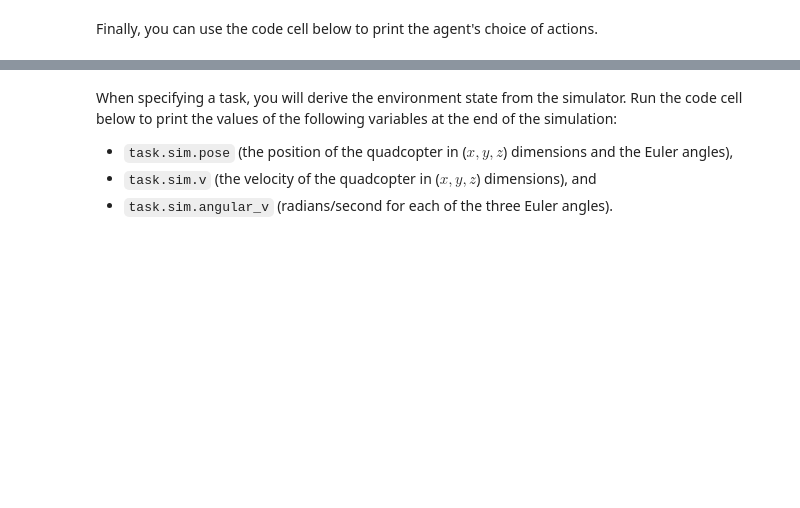
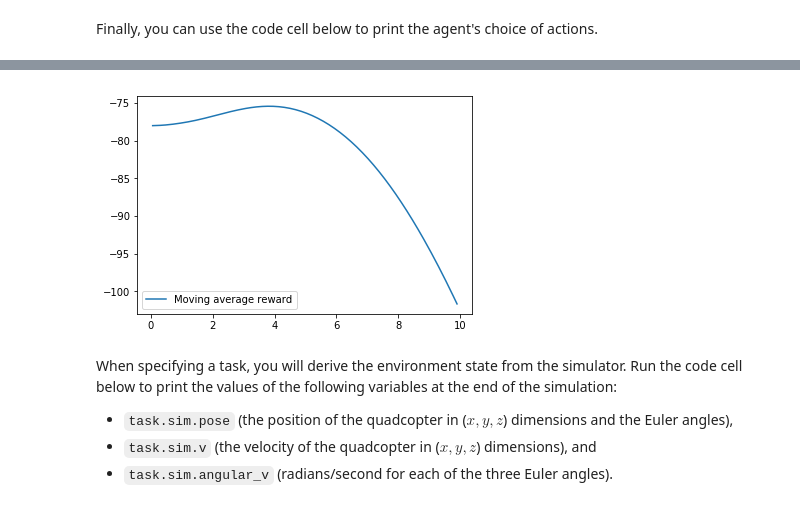
Before and after one commit to amin-amirali/udacity-ml, a Jupyter notebook: quadcopter_project/Quadcopter_Project.ipynb, the cells around one changed output, grey strips where cells are left out. Saved outputs shown, nothing was run; the diff lists cells and outputs as text; code cells hidden in the pictures; blank space fills up the shorter version.

```diff
--- a/quadcopter_project/Quadcopter_Project.ipynb
+++ b/quadcopter_project/Quadcopter_Project.ipynb
@@ -145,3 +152,10 @@ _ = plt.ylim()
+# %%
+# extra: plotting the moving average reward
+plt.plot(results['time'], results['moving_avg_reward'], label='Moving average reward')
+plt.legend()
+_ = plt.ylim()
+# %% [output]
+[figure, added]
 # %% [markdown]
 When specifying a task, you will derive the environment state from the simulator.  Run the code cell below to print the values of the following variables at the end of the simulation:
 - `task.sim.pose` (the position of the quadcopter in ($x,y,z$) dimensions and the Euler angles),
```
Also changed, not shown: parts of 20 cells of this notebook, 1 other file.
